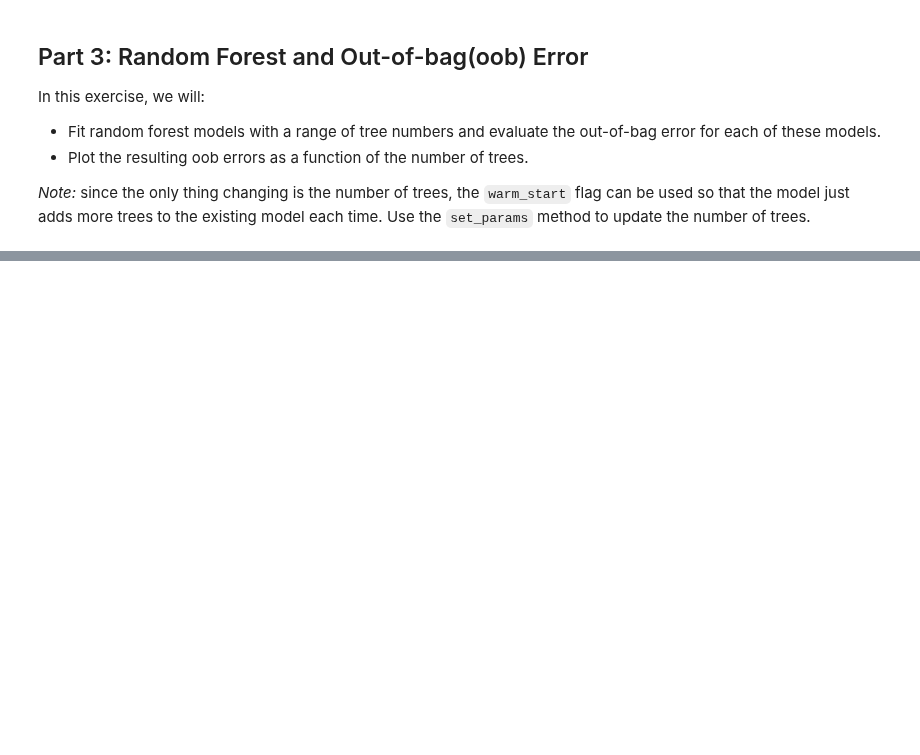
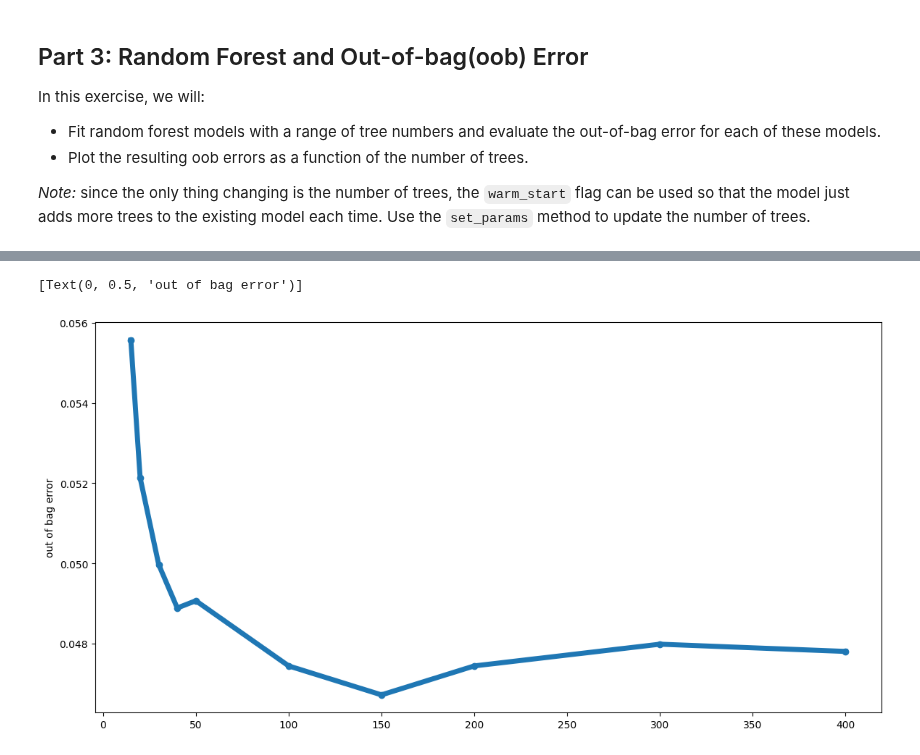
Before and after one commit to Mark-Barbaric/IBM_Machine_Learning_Certificate, a Jupyter notebook: Supervised_Machine_Learning_Classification/week5/bagging_demo.ipynb, the cells around one changed output, grey strips where cells are left out. Drawn from its saved outputs; the diff is of its cells as text; code cells hidden in the pictures; blank space fills up the shorter version.

Commit message:
classification_week5 - working on evaluation of Random Forest in demo.

```diff
--- a/Supervised_Machine_Learning_Classification/week5/bagging_demo.ipynb
+++ b/Supervised_Machine_Learning_Classification/week5/bagging_demo.ipynb
@@ -162,9 +162,38 @@ warnings.filterwarnings("ignore", category=RuntimeWarning)
 # %%
 from sklearn.ensemble import RandomForestClassifier
 
-random_forest_classifier = RandomForestClassified(
+random_forest_classifier = RandomForestClassifier(
     oob_score=True,
     random_state=42,
     warm_start=True,
     n_jobs=-1
 )
+# %%
+def get_oob_error(model,
+                  n_trees,
+                  X_train,
+                  y_train) -> float:
+    """Calculates to OOB Error for Random Forest
+
+    Args:
+        model (_type_): _description_
+        n_trees (_type_): _description_
+        X_train (_type_): _description_
+        y_train (_type_): _description_
+
+    Returns:
+        float: _description_
+    """
+    model.set_params(n_estimators=n_trees)
+    model.fit(X_train, y_train)
+    return 1.0 - model.oob_score_
+
+n_trees = [15, 20, 30, 40, 50, 100, 150, 200, 300, 400]
+# %%
+oob_scores = [get_oob_error(random_forest_classifier,
+                            n_tree,
+                            X_train,
+                            y_train) for n_tree in n_trees]
+# %%
+rf_oob_df = pd.DataFrame(oob_scores, columns=['rf_oob_scores'], index=n_trees)
+rf_oob_df
@@ -170,0 +212,9 @@ random_forest_classifier = RandomForestClassified(
+# %%
+ax = rf_oob_df.plot(legend=False,
+                    marker='o',
+                    figsize=(14, 7),
+                    linewidth=5)
+ax.set(ylabel='out of bag error')
+# %% [output]
+[Text(0, 0.5, 'out of bag error')]
+[figure, added]
```
Also changed, not shown: parts of 17 cells of this notebook, 1 other file.
